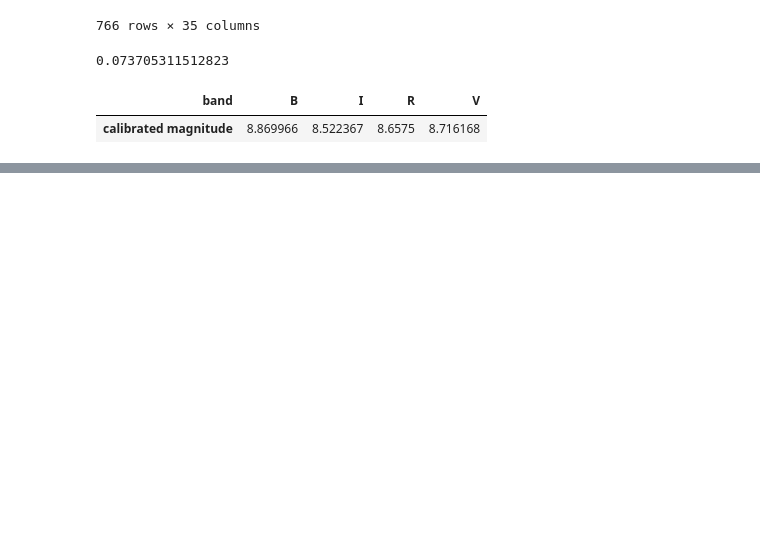
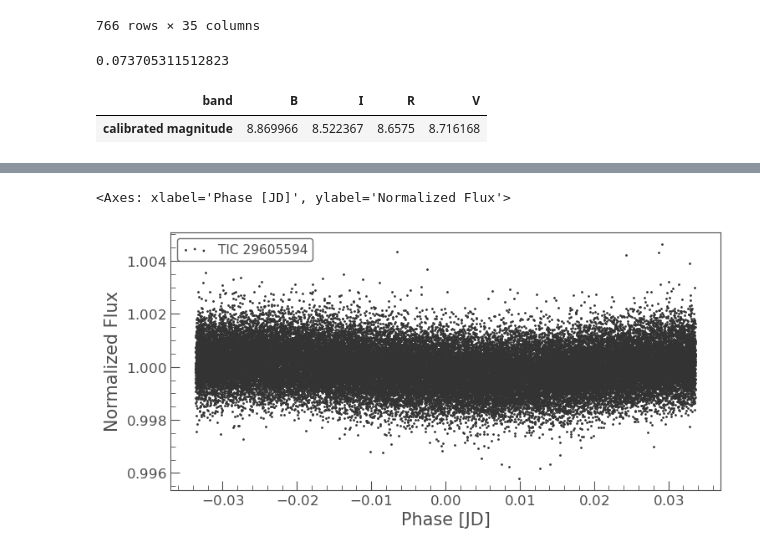
Before and after one commit to adammcmaster/pirate-photometry, a Jupyter notebook: hd38451.ipynb, the cells around one changed output, grey strips where cells are left out. Saved outputs shown, nothing was run; the diff lists cells and outputs as text; code cells hidden in the pictures; blank space fills up the shorter version.

```diff
--- a/hd38451.ipynb
+++ b/hd38451.ipynb
@@ -106,0 +132,5 @@ pf.to_periodogram('bls').plot()
+# %%
+lc.fold(period).scatter()
+# %% [output]
+<Axes: xlabel='Phase [JD]', ylabel='Normalized Flux'>
+[figure, added]
```
Also changed, not shown: parts of 10 cells of this notebook.
